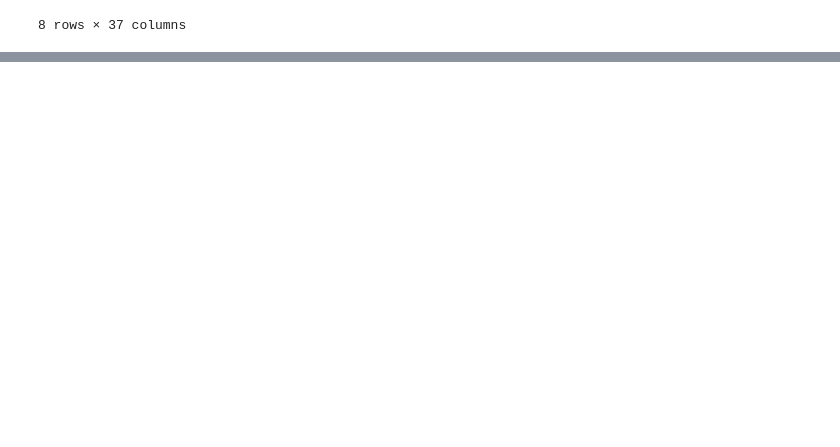
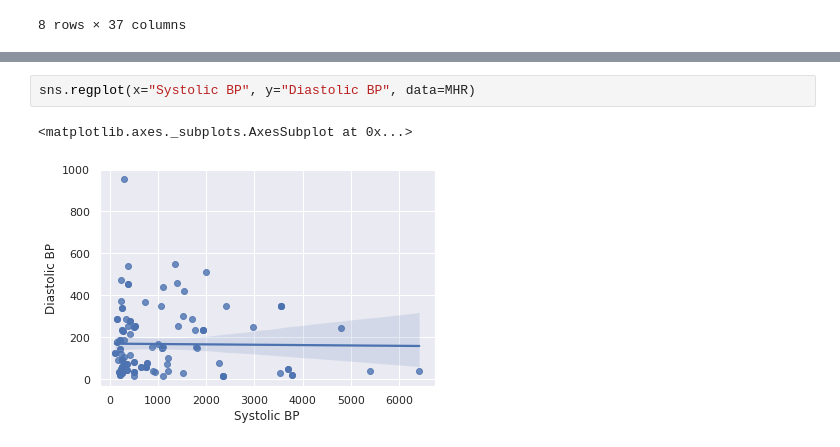
Before and after one commit to MHS001/DATA, a Jupyter notebook: Hicabi.ipynb, the cells around one changed output, grey strips where cells are left out. Saved outputs shown, nothing was run; the diff lists cells and outputs as text; blank space fills up the shorter version.

```diff
--- a/Hicabi.ipynb
+++ b/Hicabi.ipynb
@@ -296,0 +515,5 @@ Image("Image/mendeley_data.png")
+# %%
+sns.regplot(x="Systolic BP", y="Diastolic BP", data=MHR)
+# %% [output]
+<matplotlib.axes._subplots.AxesSubplot at 0x...>
+[figure, added]
```
Also changed, not shown: parts of 81 cells of this notebook.
